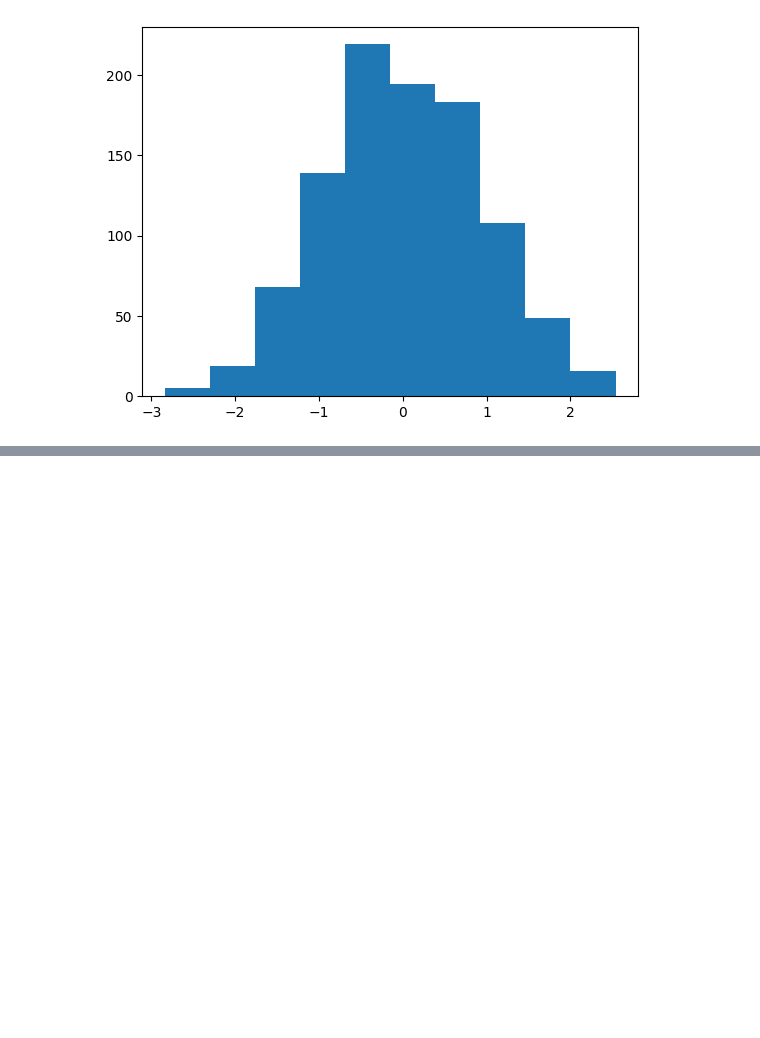
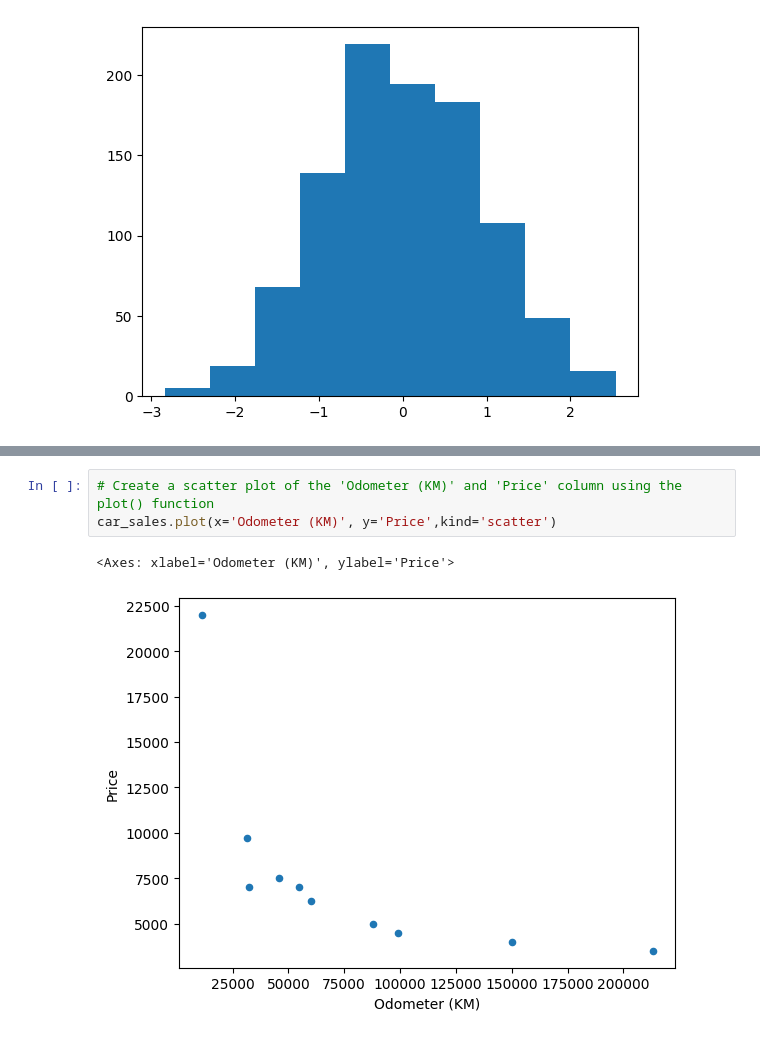
Before and after one commit to AtharvPat/MACHINE-LEARNING_DATA-SCIENCE-, a Jupyter notebook: MATPLOTLIB_ASSIGNMENT/plt_assignment.ipynb, the cells around one changed output, grey strips where cells are left out. Cells and saved outputs as stored; diff of their text form; blank space fills up the shorter version.

```diff
--- a/MATPLOTLIB_ASSIGNMENT/plt_assignment.ipynb
+++ b/MATPLOTLIB_ASSIGNMENT/plt_assignment.ipynb
@@ -145,0 +211,6 @@ ax.hist(x);
+# %%
+# Create a scatter plot of the 'Odometer (KM)' and 'Price' column using the plot() function
+car_sales.plot(x='Odometer (KM)', y='Price',kind='scatter')
+# %% [output]
+<Axes: xlabel='Odometer (KM)', ylabel='Price'>
+[figure, added]
```
Also changed, not shown: parts of 23 cells of this notebook.
